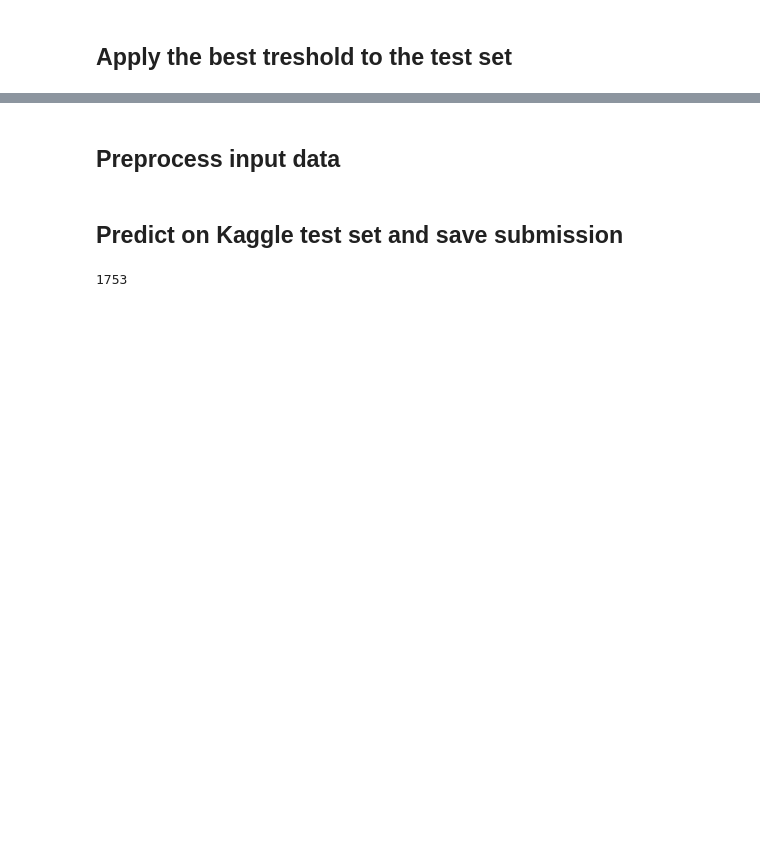
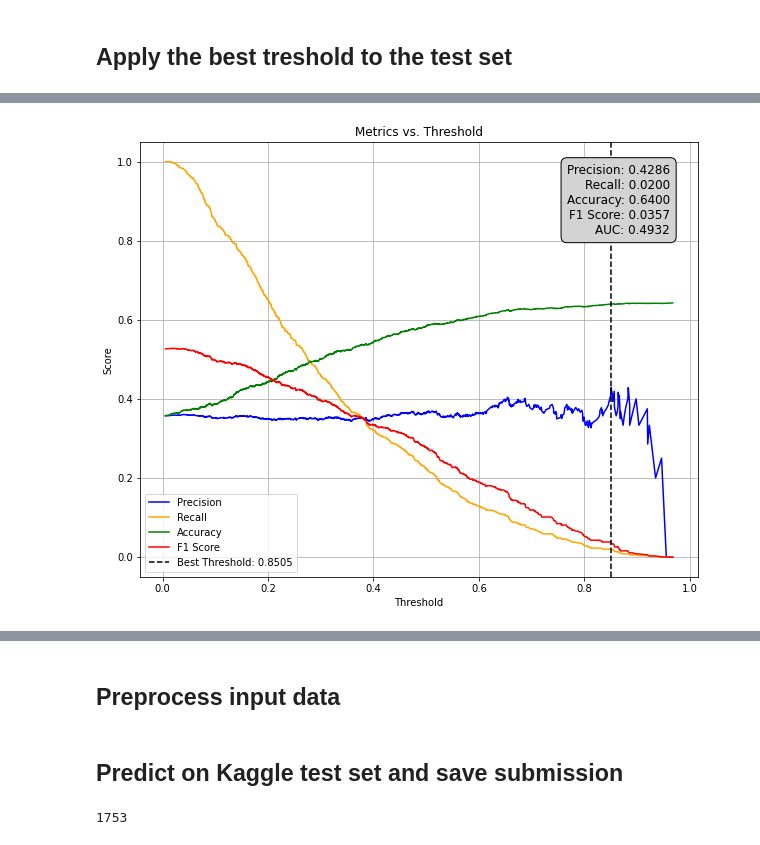
Before and after one commit to anikomaraz/heart_attack_kaggle, a Jupyter notebook: notebooks/heart_attack_v5_probability_xgboost_KaggleV2.ipynb, the cells around one changed output, grey strips where cells are left out. Drawn from its saved outputs; the diff is of its cells as text; code cells hidden in the pictures; blank space fills up the shorter version.

Commit message:
technical summary prepared, visualisations added, minor changes to existing notebooks

```diff
--- a/notebooks/heart_attack_v5_probability_xgboost_KaggleV2.ipynb
+++ b/notebooks/heart_attack_v5_probability_xgboost_KaggleV2.ipynb
@@ -169,12 +220,2 @@ Best threshold: 0.5306122448979592 with precision score: 0.9994206257242179
 # %% [markdown]
 ## Apply the best treshold to the test set
-# %%
-# Predict probabilities for the test set
-test_probs = xgb_pipe.predict_proba(X_test)[:, 1]
-test_predictions = (test_probs > best_threshold).astype(int)
-
-# Evaluate precision on the test set with the tuned threshold
-test_precision = precision_score(y_test, test_predictions)
-test_accuracy = accuracy_score(y_test, test_predictions)
-print(f"Test precision: {test_precision}")
-print(f"Test accuracy: {test_accuracy}")
@@ -183,0 +265,52 @@ Test accuracy: 0.5891583452211127
+# %%
+# Create the plot
+plt.figure(figsize=(10, 8))
+
+# Plot precision, recall, accuracy, and F1 score
+plt.plot(thresholds, precision, label="Precision", color="blue")
+plt.plot(thresholds, recall, label="Recall", color="orange")
+plt.plot(thresholds, accuracies, label="Accuracy", color="green")
+plt.plot(thresholds, f1_scores, label="F1 Score", color="red")
+
+# Mark the best threshold
+plt.axvline(
+    x=best_threshold,
+    color="black",
+    linestyle="--",
+    label=f"Best Threshold: {best_threshold:.4f}",
+)
+
+# Add text box with metrics at the best threshold
+textstr = "\n".join(
+    (
+        f"Precision: {best_precision:.4f}",
+        f"Recall: {best_recall:.4f}",
+        f"Accuracy: {best_accuracy:.4f}",
+        f"F1 Score: {best_f1_score:.4f}",
+        f"AUC: {auc:.4f}",
+    )
+)
+plt.gca().text(
+    0.95,
+    0.95,
+    textstr,
+    transform=plt.gca().transAxes,
+    fontsize=12,
+    verticalalignment="top",
+    horizontalalignment="right",
+    bbox=dict(boxstyle="round,pad=0.5", edgecolor="black", facecolor="lightgrey"),
+)
+
+# Labels and legend
+plt.xlabel("Threshold")
+plt.ylabel("Score")
+plt.title("Metrics vs. Threshold")
+plt.legend()
+plt.grid(True)
+
+# Save the plot
+plt.savefig("../plots/model_xgb_proba_metrics.png")
+
+plt.show()
+# %% [output]
+[figure, added]
```
Also changed, not shown: parts of 7 cells of this notebook, 21 other files.
